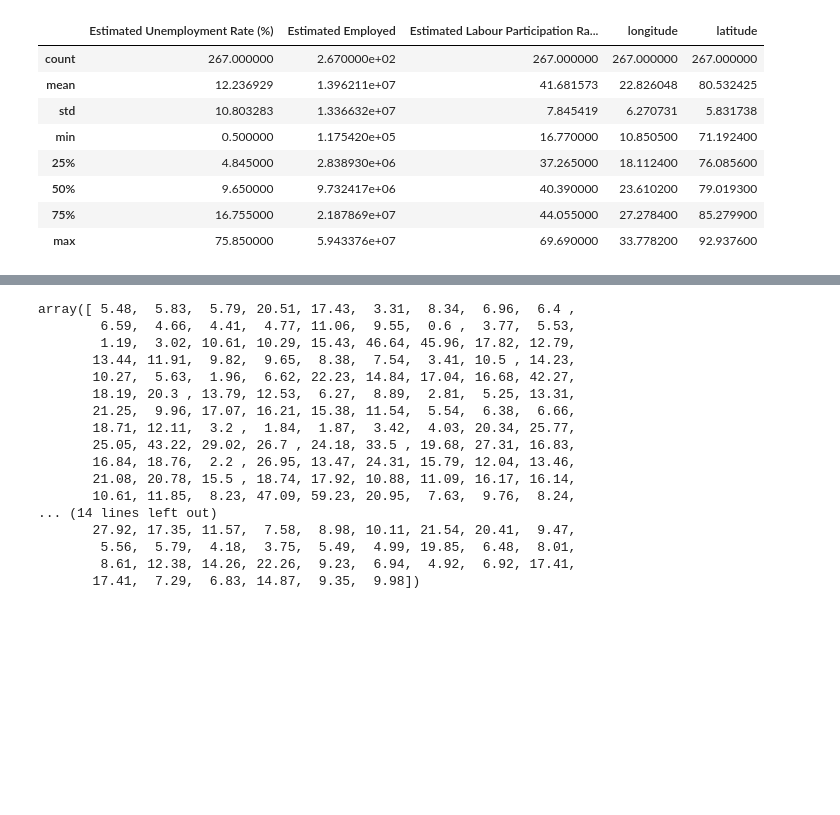
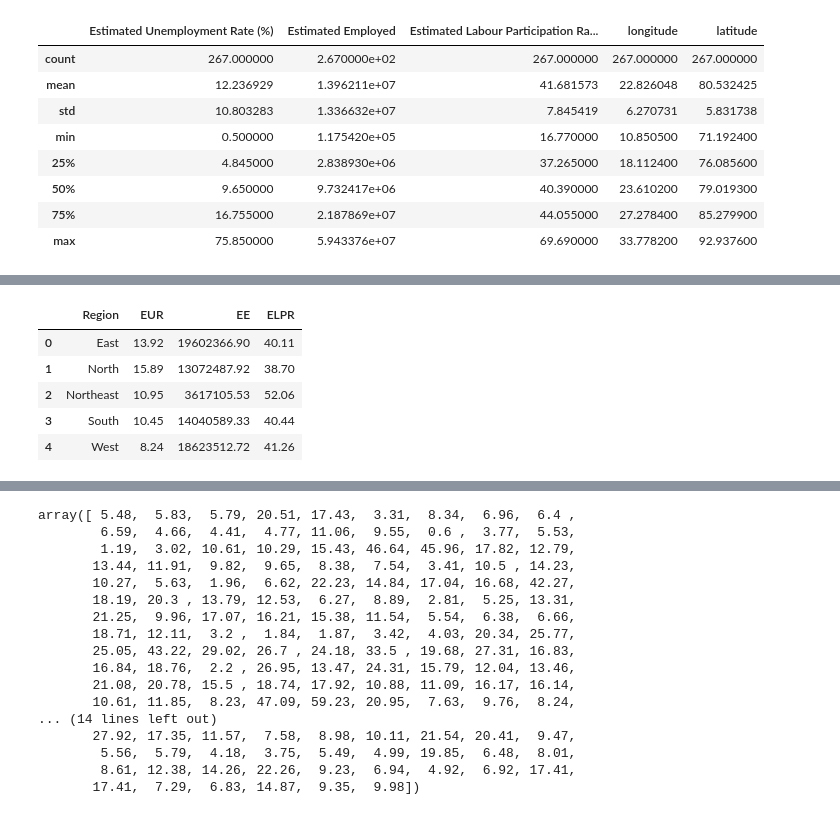
Before and after one commit to SagarDas07/OIBSIP, a Jupyter notebook: Unemployment_analysis/unemployment.ipynb, the cells around one changed output, grey strips where cells are left out. Cells and saved outputs as stored; diff of their text form; code cells hidden in the pictures; blank space fills up the shorter version.

```diff
--- a/Unemployment_analysis/unemployment.ipynb
+++ b/Unemployment_analysis/unemployment.ipynb
@@ -67,0 +110,12 @@ data.describe()
+# %%
+#Grouping the 'data' by the 'Region' column and calculating the mean of columns 'EUR', 'EE', and 'ELPR'.
+region_stats = data.groupby(['Region'])[['EUR','EE','ELPR']].mean().reset_index()
+region_stats = round(region_stats,2)
+region_stats
+# %% [output]
+|  | Region | EUR | EE | ELPR |
+| 0 | East | 13.92 | 19602366.90 | 40.11 |
+| 1 | North | 15.89 | 13072487.92 | 38.70 |
+| 2 | Northeast | 10.95 | 3617105.53 | 52.06 |
+| 3 | South | 10.45 | 14040589.33 | 40.44 |
+| 4 | West | 8.24 | 18623512.72 | 41.26 |
```
Also changed, not shown: parts of 19 cells of this notebook.
